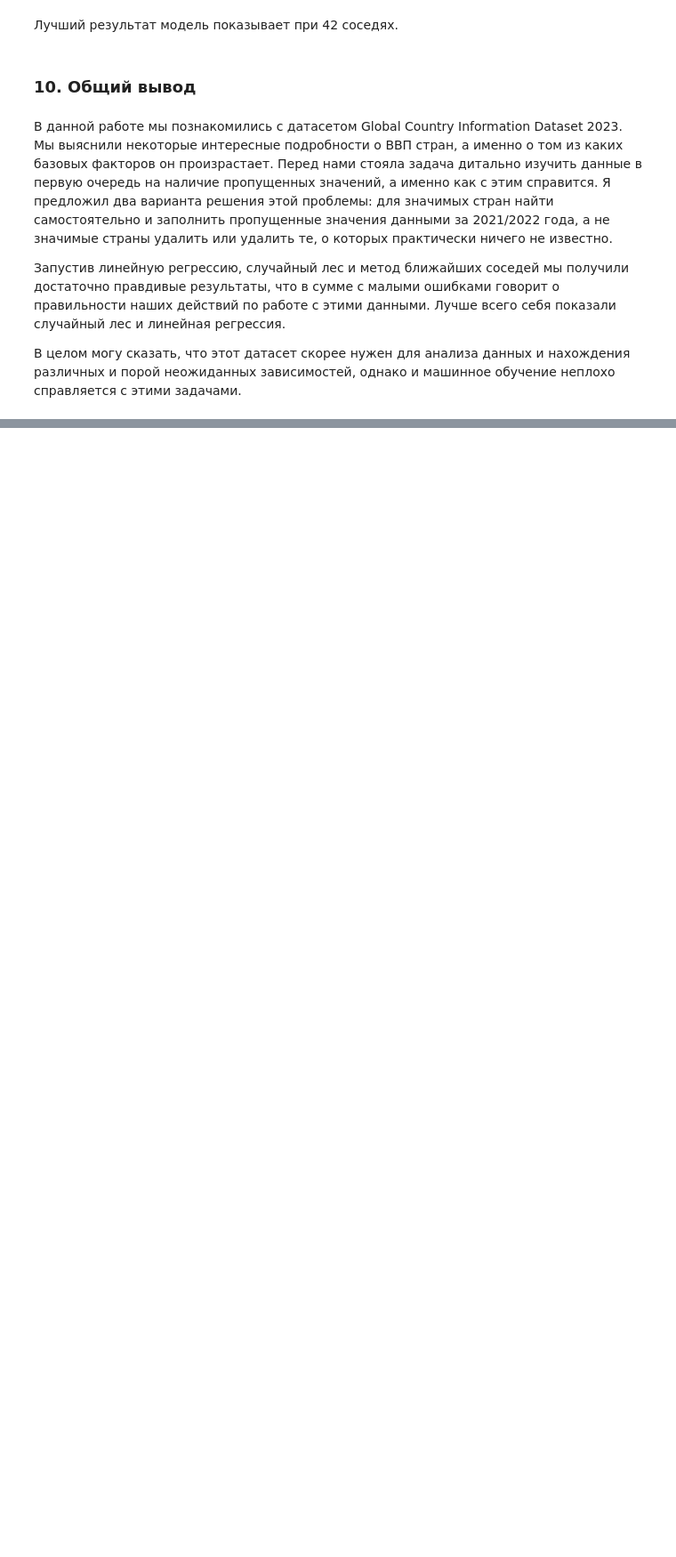
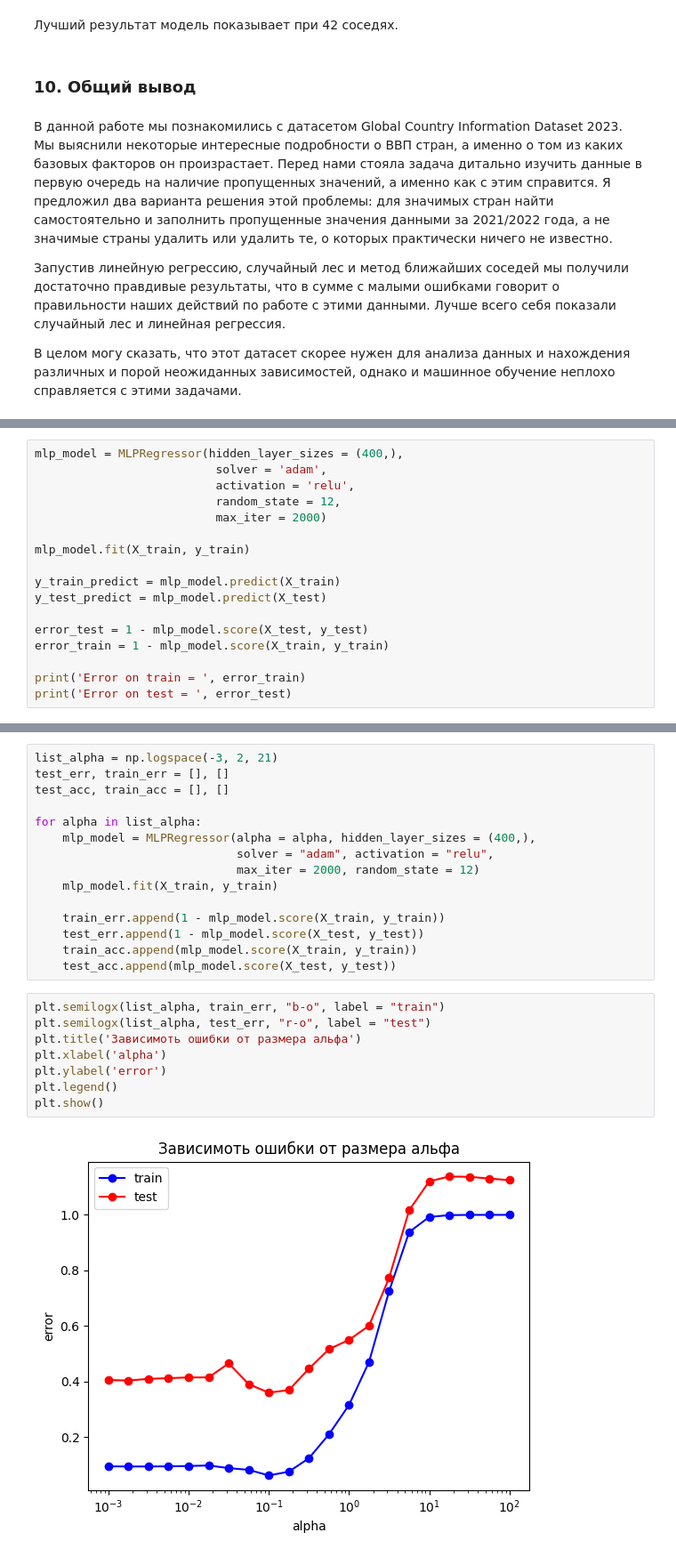
Before and after one commit to Breketov/ML_2023, a Jupyter notebook: homework3_6.ipynb, the cells around one changed output, grey strips where cells are left out. Shown at 89% size. Cells and saved outputs as stored; diff of their text form; blank space fills up the shorter version.

```diff
--- a/homework3.ipynb
+++ b/homework3_6.ipynb
@@ -650,0 +658,17 @@ plt.show()
+# %%
+mlp_model = MLPRegressor(hidden_layer_sizes = (400,),
+                          solver = 'adam',
+                          activation = 'relu',
+                          random_state = 12,
+                          max_iter = 2000)
+
+mlp_model.fit(X_train, y_train)
+
+y_train_predict = mlp_model.predict(X_train)
+y_test_predict = mlp_model.predict(X_test)
+
+error_test = 1 - mlp_model.score(X_test, y_test)
+error_train = 1 - mlp_model.score(X_train, y_train)
+
+print('Error on train = ', error_train)
+print('Error on test = ', error_test)
@@ -650,0 +684,25 @@ plt.show()
+# %%
+list_alpha = np.logspace(-3, 2, 21)
+test_err, train_err = [], []
+test_acc, train_acc = [], []
+
+for alpha in list_alpha:
+    mlp_model = MLPRegressor(alpha = alpha, hidden_layer_sizes = (400,),
+                             solver = "adam", activation = "relu",
+                             max_iter = 2000, random_state = 12)
+    mlp_model.fit(X_train, y_train)
+
+    train_err.append(1 - mlp_model.score(X_train, y_train))
+    test_err.append(1 - mlp_model.score(X_test, y_test))
+    train_acc.append(mlp_model.score(X_train, y_train))
+    test_acc.append(mlp_model.score(X_test, y_test))
+# %%
+plt.semilogx(list_alpha, train_err, "b-o", label = "train")
+plt.semilogx(list_alpha, test_err, "r-o", label = "test")
+plt.title('Зависимоть ошибки от размера альфа')
+plt.xlabel('alpha')
+plt.ylabel('error')
+plt.legend()
+plt.show()
+# %% [output]
+[figure, added]
```
Also changed, not shown: parts of 23 cells of this notebook.
